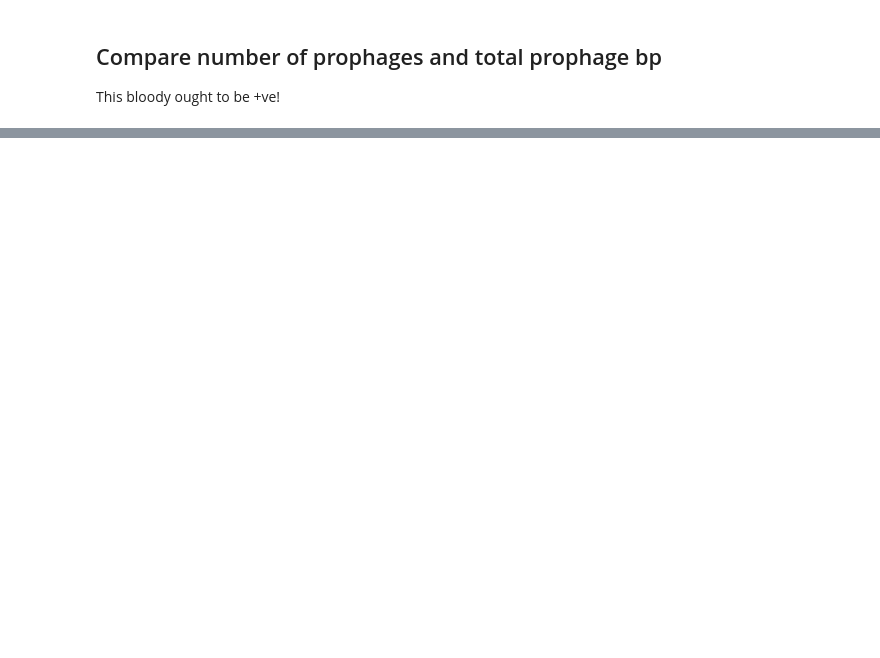
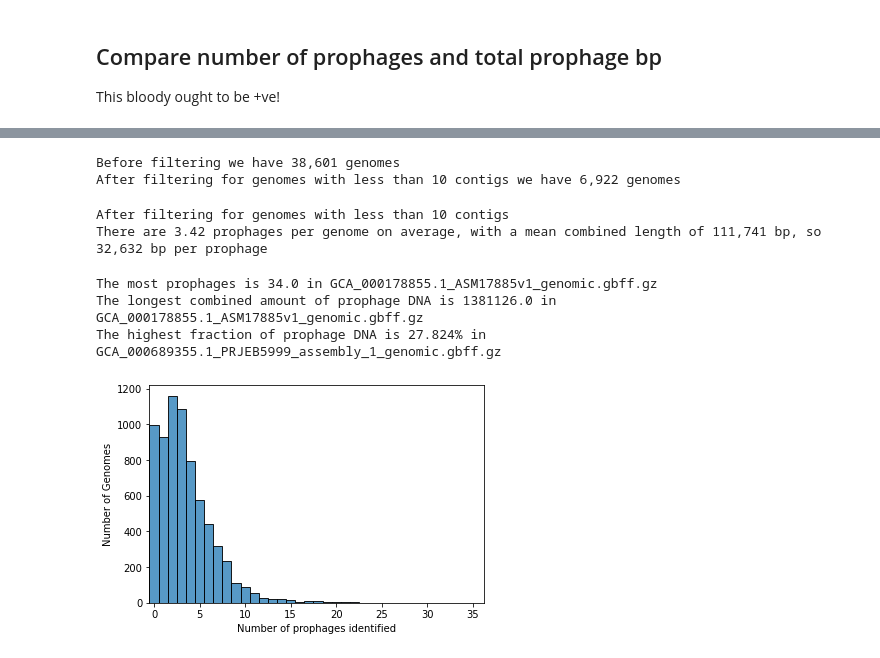
Before and after one commit to linsalrob/PhispyAnalysis, a Jupyter notebook: DataAnalysis/ProphageCounts.ipynb, the cells around one changed output, grey strips where cells are left out. Saved outputs shown, nothing was run; the diff lists cells and outputs as text; code cells hidden in the pictures; blank space fills up the shorter version.

```diff
--- a/DataAnalysis/ProphageCounts.ipynb
+++ b/DataAnalysis/ProphageCounts.ipynb
@@ -224,0 +284,32 @@ Text(0.5, 0, 'Number of prophages identified')
+# %%
+filtermax=10
+print(f"Before filtering we have {df.shape[0]:,} genomes")
+fdf = df[df['Contigs'] < filtermax].copy()
+fdf.reset_index().drop('index', axis=1)
+print(f"After filtering for genomes with less than {filtermax} contigs we have {fdf.shape[0]:,} genomes")
+# %% [output]
+Before filtering we have 38,601 genomes
+After filtering for genomes with less than 10 contigs we have 6,922 genomes
+# %%
+print(f"After filtering for genomes with less than {filtermax} contigs")
+print(f"There are {fdf['Kept'].mean():.2f} prophages per genome on average, with a mean combined length of {fdf['bp prophage'].mean():,.0f} bp, so {fdf['bp prophage'].mean()/fdf['Kept'].mean():,.0f} bp per prophage")
+# %% [output]
+After filtering for genomes with less than 10 contigs
+There are 3.42 prophages per genome on average, with a mean combined length of 111,741 bp, so 32,632 bp per prophage
+# %%
+print(f"The most prophages is {max(fdf['Kept'])} in {fdf.iloc[fdf['Kept'].argmax()]['Contig']}")
+print(f"The longest combined amount of prophage DNA is {max(fdf['bp prophage'])} in {fdf.iloc[fdf['bp prophage'].argmax()]['Contig']}")
+print(f"The highest fraction of prophage DNA is {max(fdf['fraction pp']) * 100:.3f}% in {fdf.iloc[fdf['fraction pp'].argmax()]['Contig']}")
+# %% [output]
+The most prophages is 34.0 in GCA_000178855.1_ASM17885v1_genomic.gbff.gz
+The longest combined amount of prophage DNA is 1381126.0 in GCA_000178855.1_ASM17885v1_genomic.gbff.gz
+The highest fraction of prophage DNA is 27.824% in GCA_000689355.1_PRJEB5999_assembly_1_genomic.gbff.gz
+# %%
+ax = sns.histplot(fdf['Kept'], discrete=True)
+ax.set_xlim(-0.5,)
+ax.set_ylabel("Number of Genomes")
+ax.set_xlabel("Number of prophages identified")
+fig = ax.get_figure()
+fig.savefig('images/pp_hist.png')
+# %% [output]
+[figure, added]
```
Also changed, not shown: parts of 27 cells of this notebook, 8 other files.
